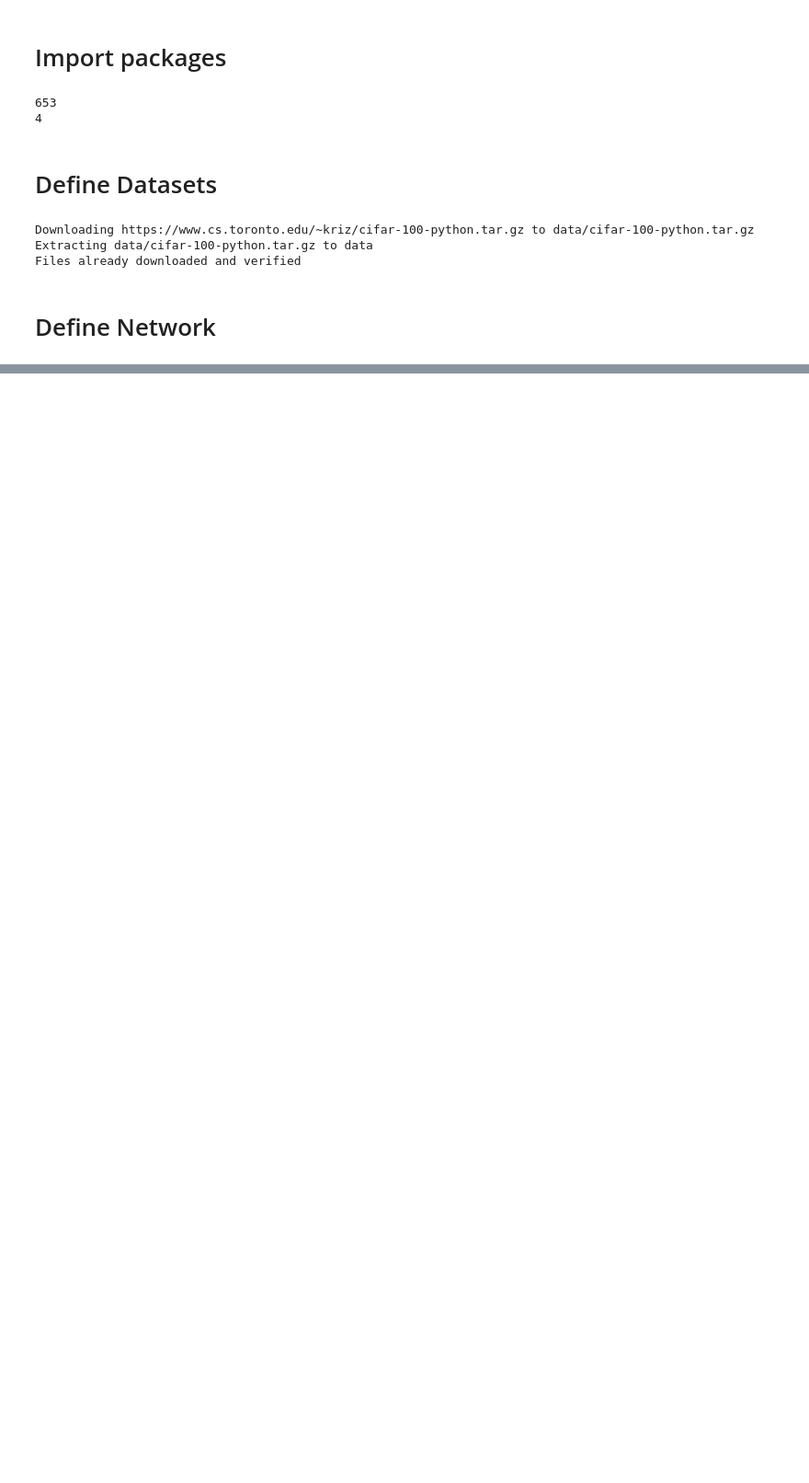
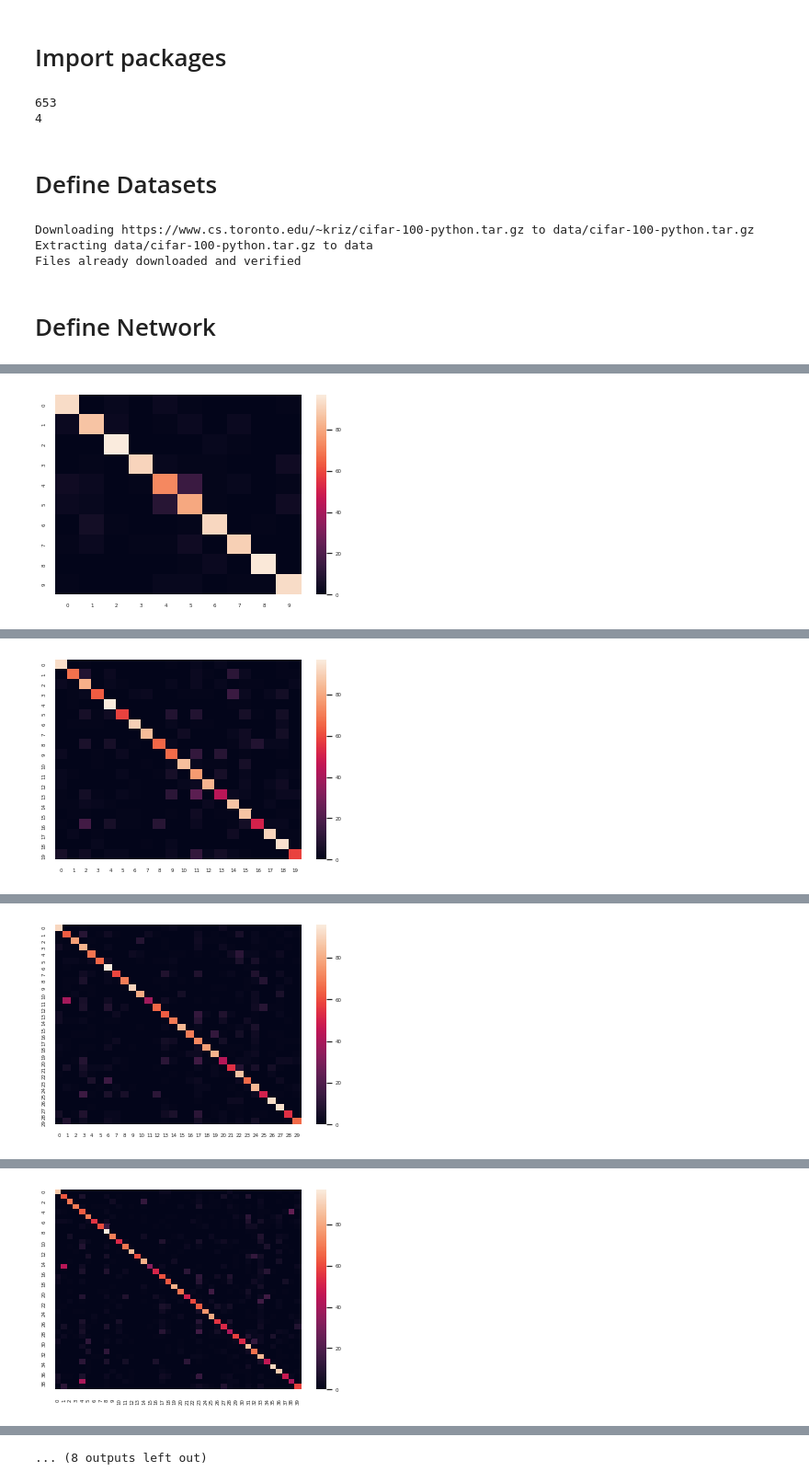
Before and after one commit to luciainnocenti/Incremental-learning, a Jupyter notebook: ICaRLMain.ipynb, the cells around one changed output, grey strips where cells are left out. Shown at 92% size. Saved outputs shown, nothing was run; the diff lists cells and outputs as text; code cells hidden in the pictures; blank space fills up the shorter version.

```diff
--- a/ICaRLMain.ipynb
+++ b/ICaRLMain.ipynb
@@ -114,7 +114,7 @@ for task in range(0, 100, params.TASK_SIZE):
     outputs[:,c] = cut_outputs
 
     _ , preds = torch.max(outputs.data, 1)
-    #labels = utils.mapFunction(lbl, col).to(params.DEVICE)
+
     total += len(lbl)
     running_corrects += torch.sum(preds == lbl.data).data.item()
   accuracy = float(running_corrects/total)
@@ -123,8 +123,8 @@ for task in range(0, 100, params.TASK_SIZE):
 
   total = 0.0
   running_corrects = 0.0
-  #tot_preds = []
-  #tot_lab = []
+  tot_preds = []
+  tot_lab = []
   for img, lbl, _ in test_loader:
     img = img.float().to(params.DEVICE)
     lbl = lbl.to(params.DEVICE)
@@ -135,17 +135,18 @@ for task in range(0, 100, params.TASK_SIZE):
     outputs[:,c] = cut_outputs
 
     _ , preds = torch.max(outputs.data, 1)
-
+    tot_preds = np.concatenate( ( tot_preds, preds.data.cpu().numpy() ) )
+    tot_lab = np.concatenate( (tot_lab, lbl.data.cpu().numpy()  ) )
     total += len(lbl)
     running_corrects += torch.sum(preds == lbl.data).data.item()
 
   accuracy = float(running_corrects/total)
   print(f'task: {task}', f'test accuracy = {accuracy}')
-  #cf = confusion_matrix(tot_lab, tot_preds)
-  #df_cm = pd.DataFrame(cf, range(task + params.TASK_SIZE), range(task + params.TASK_SIZE))
-  #sn.set(font_scale = .5) # for label size
-  #sn.heatmap(df_cm, annot=False)
-  #plt.show()
+  cf = confusion_matrix(tot_lab, tot_preds)
+  df_cm = pd.DataFrame(cf, range(task + params.TASK_SIZE), range(task + params.TASK_SIZE))
+  sn.set(font_scale = .5) # for label size
+  sn.heatmap(df_cm, annot=False)
+  plt.show()
 # %% [output]
 task : 0
 1.0 0.0
@@ -166,0 +168 @@ task: 90 test accuracy = 0.3821
+[figure, added]
@@ -166,0 +186 @@ task: 90 test accuracy = 0.3821
+[figure, added]
@@ -166,0 +204 @@ task: 90 test accuracy = 0.3821
+[figure, added]
@@ -166,0 +222 @@ task: 90 test accuracy = 0.3821
+[figure, added]
@@ -166,0 +259 @@ task: 90 test accuracy = 0.3821
+... (8 outputs left out)
```
Also changed, not shown: parts of 7 cells of this notebook.
